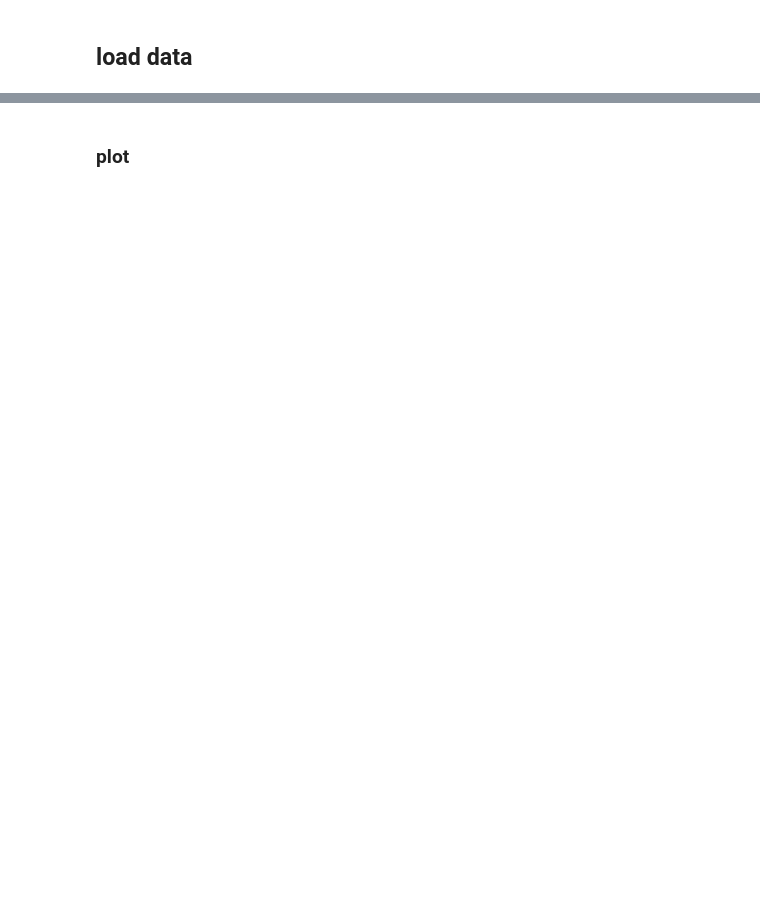
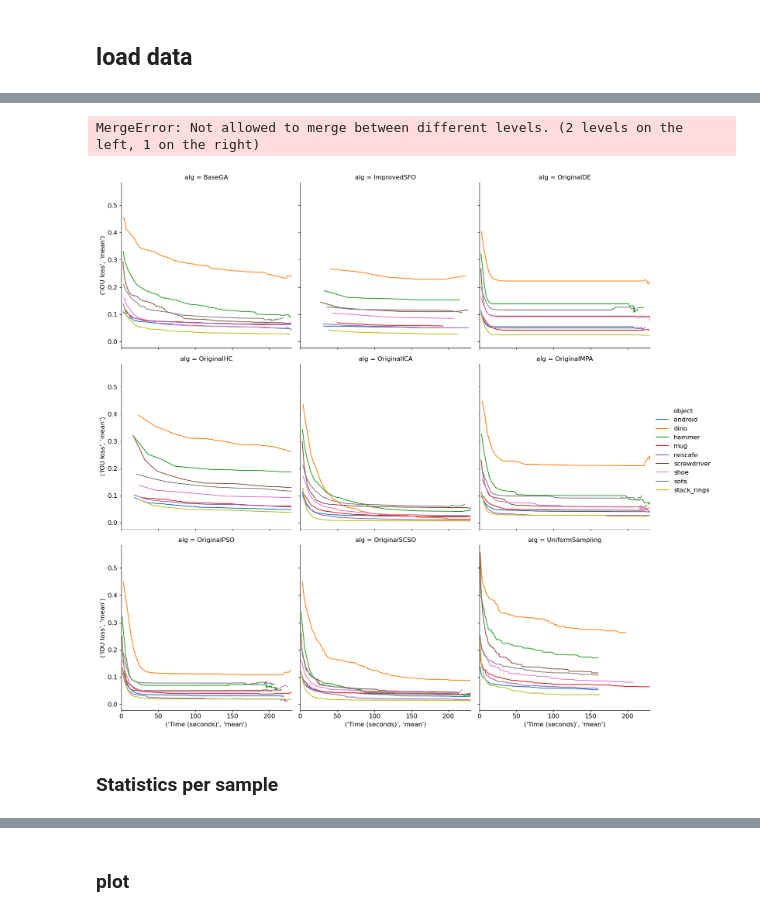
Before and after one commit to giladfrid009/3DoF-Orient-Detection, a Jupyter notebook: mainmain.ipynb, the cells around one changed output, grey strips where cells are left out. Saved outputs shown, nothing was run; the diff lists cells and outputs as text; code cells hidden in the pictures; blank space fills up the shorter version.

```diff
--- a/mainmain.ipynb
+++ b/mainmain.ipynb
@@ -268,0 +544,2 @@ directories = LogFiles(path, scan_dirs=True)
+# %%
+mask = tmp['list_epoch_time']['count'] > 15
@@ -268,0 +548,7 @@ directories = LogFiles(path, scan_dirs=True)
+# %%
+
+histmedians = tmp[mask].groupby(by=["alg", "object", "epoch"]).mean()
+# %%
+histmedians['list_epoch_time'] = histmedians['list_epoch_time']['mean']
+# %%
+histmedians.rename(columns={"list_epoch_time": "Time (seconds)", "list_global_best_fit": "IOU loss"}, inplace=True)
@@ -268,0 +600,36 @@ directories = LogFiles(path, scan_dirs=True)
+# %%
+# plot raw data
+
+mask =  (histstats['alg'] == "OriginalICA") # & (histstats['sample'] == 0) (histstats['object'] == 'mug') &
+algs = histstats['alg'].unique()
+
+
+# g = sns.relplot(data=histstats, x='list_epoch_time', y='list_global_best_fit', col='alg', col_wrap=3, kind='line', hue='object', units='sample', estimator=None,  facet_kws={'xlim': (0, 300)})
+# g = sns.relplot(data=histmedians, x='list_epoch_time', y='list_global_best_fit', col='alg', col_wrap=3, hue='object', col_order=algs, kind='line', facet_kws={'xlim': (0, 300)})
+
+g = sns.relplot(data=histmedians, x=('Time (seconds)', 'mean'), y=('IOU loss','mean'), hue='object', col_order=algs, col='alg', col_wrap=3, kind='line', facet_kws={'xlim': (0, 230)})
+
+# g = sns.lineplot(data=histmedians.loc["OriginalHC"], x='list_epoch_time', y='list_global_best_fit', hue='object', errorbar='sd', alpha=1)
+sns.move_legend(g, "upper left", bbox_to_anchor=(1, 1))
+# g.set_axis_labels(x_var="time (second)", y_var="IOU loss")
+
+# for alg, object, epoch in errors.index:
+# for object in config.OBJECT_NAMES:
+    # df = errors.loc['OriginalHC', object, :]
+# g.plot(df['list_epoch_time']['mean'], df['list_global_best_fit']['mean'], alpha=1)
+    # g.fill_between(x=df['list_epoch_time']['mean'], y1=df['list_global_best_fit']['25%'], y2=df['list_global_best_fit']['75%'], alpha=0.15)
+
+# g.figure.set_size_inches(15,10)
+# g.set(xscale="log")
+g.set(yscale="log")
+
+# g.ax.set_xlim([0,200])
+# g.set(xlim=(0, 30))
+# for ax in g.axes:
+#     ax.autoscale()
+#     ax.autoscale_view()
+g.figure.tight_layout()
+plt.show()
+# %% [output]
+MergeError: Not allowed to merge between different levels. (2 levels on the left, 1 on the right)
+[figure, added]
@@ -269,3 +670,5 @@ directories = LogFiles(path, scan_dirs=True)
+# %% [markdown]
+### Statistics per sample
 # %%
 raw_data = []
 stat_data = []
```
Also changed, not shown: parts of 38 cells of this notebook, 26 other files.
